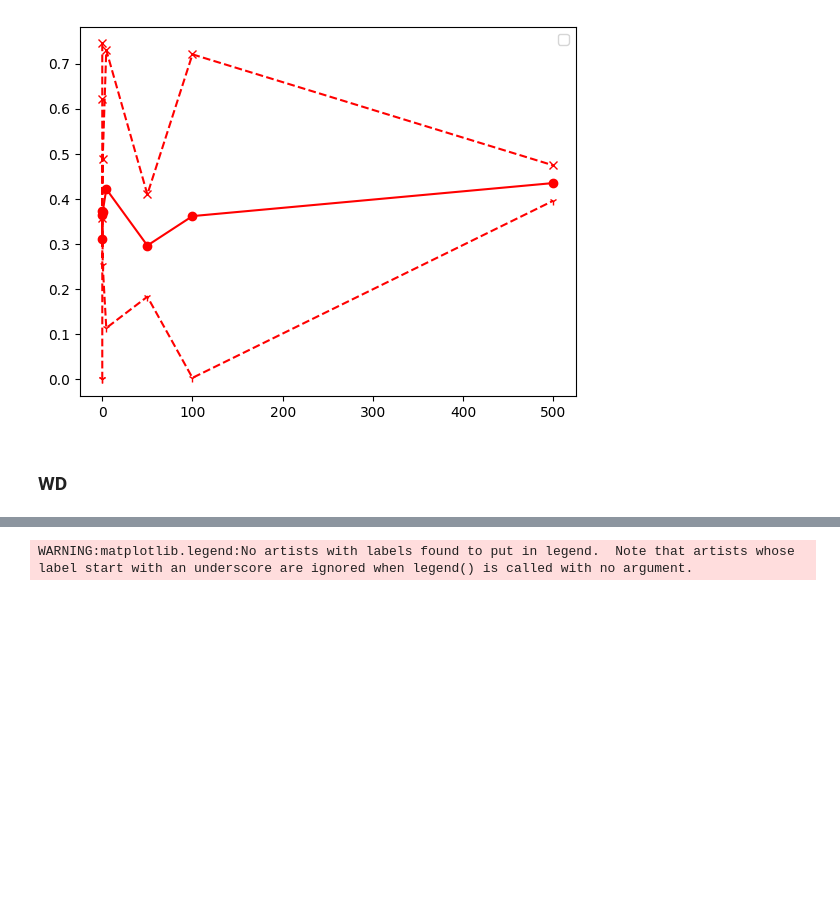
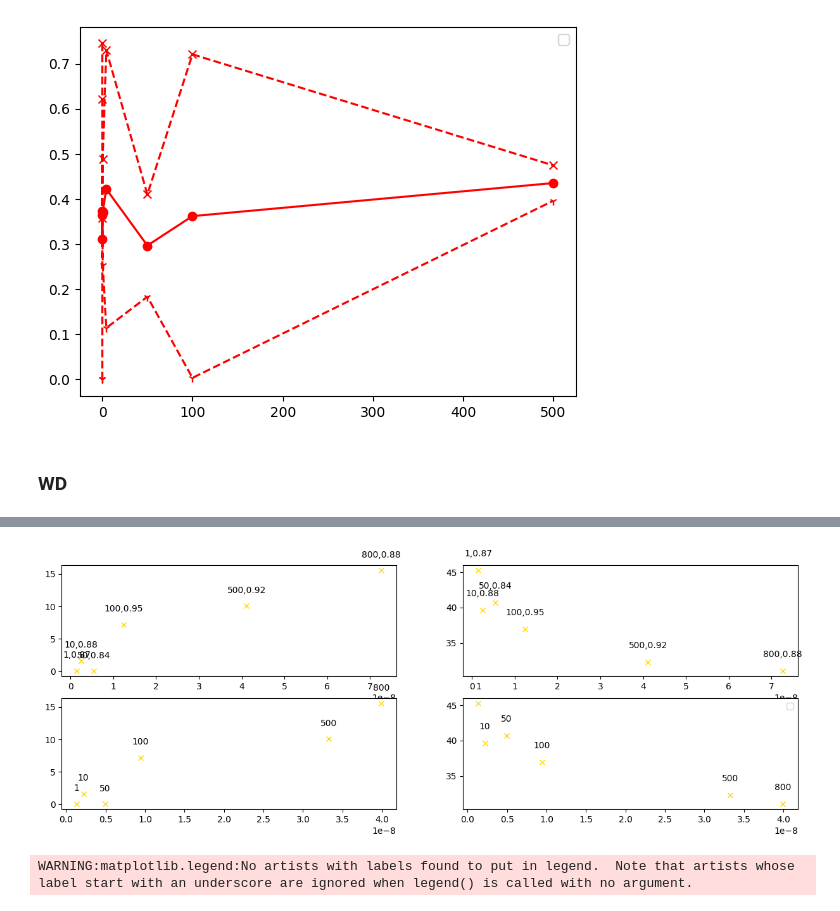
Before and after one commit to itsmemala/FABR, a Jupyter notebook: CL_Metrics.ipynb, the cells around one changed output, grey strips where cells are left out. Drawn from its saved outputs; the diff is of its cells as text; code cells hidden in the pictures; blank space fills up the shorter version.

```diff
--- a/CL_Metrics.ipynb
+++ b/CL_Metrics.ipynb
@@ -568,7 +567,8 @@ for seed in [0]:
 # %%
-path_alpharel = '/content/gdrive/MyDrive/Collas24/IntentSH_NoL1LAEWC_wlast_AdaptZero_2tasks.4/'
-
-check = [0.015, 0.000075, 0.00075]
+# path_alpharel = '/content/gdrive/MyDrive/Collas24/IntentSH_NoL1LAEWC_wlast_AdaptZero_2tasks.4/'
+# path_alpharel = '/content/gdrive/MyDrive/Collas24/IntentSH_NoL1LAEWC_wlast_AdaptZero_2tasks.ind_max/'
+# path_alpharel = '/content/gdrive/MyDrive/Collas24/IntentSH_NoL1LAMAS_wlast_AdaptZero_2tasks.ind_max.2/'
+path_alpharel = '/content/gdrive/MyDrive/Collas24/BehavSH/BehavSH_NoL1LAMAS_AdaptZero_2tasks.ind_max.1/'
 
 for seed in [0]:
     for ax_idx, rand_idx in enumerate([0,3,6]):
@@ -824,10 +830,78 @@ def get_oldtask(path):
     f1_matrix = np.array(list_of_lists)
     return f1_matrix[1,0]
 
-def get_res_fname(rand_idx,path):
+def get_res_fname(rand_idx,path,dataset):
     if 'ANCL' in path:
-        return 'hwu64_bert_adapter_ewc_ancl_'+'random'+str(rand_idx)+'_seed0_f1.txt'
+        return dataset+'_bert_adapter_ewc_ancl_'+'random'+str(rand_idx)+'_seed0_f1.txt'
     elif 'LAEWC' in path:
-        return 'hwu64_bert_adapter_ewc_freeze_'+'random'+str(rand_idx)+'_seed0_f1.txt'
+        return dataset+'_bert_adapter_ewc_freeze_'+'random'+str(rand_idx)+'_seed0_f1.txt'
     else:
-        return 'hwu64_bert_adapter_ewc_'+'random'+str(rand_idx)+'_seed0_f1.txt'
+        return dataset+'_bert_adapter_ewc_'+'random'+str(rand_idx)+'_seed0_f1.txt'
+# %%
+dataset='annomi'
+# path_alpharel = '/content/gdrive/MyDrive/Collas24/IntentSH_NoL1LAMAS_wlast_AdaptZero_2tasks.ind_max.'
+path_alpharel = '/content/gdrive/MyDrive/Collas24/BehavSH/BehavSH_NoL1LAMAS_AdaptZero_2tasks.ind_max.'
+path_sets1 = [
+    # # ['/content/gdrive/MyDrive/Collas24/IntentSH_MASMax_wlast.ind_max.1/'
+    # ['/content/gdrive/MyDrive/Collas24/IntentSH_MASMax_wlast_2tasks.ind_max.2/'
+    # ,'/content/gdrive/MyDrive/Collas24/IntentSH_MASMax_wlast_2tasks.ind_max.3/'
+    # ,'/content/gdrive/MyDrive/Collas24/IntentSH_MASMax_wlast_2tasks.ind_max.4/'
+    # ,'/content/gdrive/MyDrive/Collas24/IntentSH_MASMax_wlast_2tasks.ind_max.5/'
+    # ,'/content/gdrive/MyDrive/Collas24/IntentSH_MASMax_wlast_2tasks.ind_max.6/'
+    # ,'/content/gdrive/MyDrive/Collas24/IntentSH_MASMax_wlast_2tasks.ind_max.7/'
+    # ,'/content/gdrive/MyDrive/Collas24/IntentSH_MASMax_wlast_2tasks.ind_max.8/'
+    # ,'/content/gdrive/MyDrive/Collas24/IntentSH_MASMax_wlast_2tasks.ind_max.9/'
+    # ]
+        ['/content/gdrive/MyDrive/Collas24/BehavSH/BehavSH_MAS_2tasks.ind_max.7/'
+    ,'/content/gdrive/MyDrive/Collas24/BehavSH/BehavSH_MAS_2tasks.ind_max.8/'
+    ,'/content/gdrive/MyDrive/Collas24/BehavSH/BehavSH_MAS_2tasks.ind_max.9/'
+    ,'/content/gdrive/MyDrive/Collas24/BehavSH/BehavSH_MAS_2tasks.ind_max.1/'
+    ,'/content/gdrive/MyDrive/Collas24/BehavSH/BehavSH_MAS_2tasks.ind_max.4/'
+    ,'/content/gdrive/MyDrive/Collas24/BehavSH/BehavSH_MAS_2tasks.ind_max.6/'
+    ]
+]
+# m_labels = [100,200,400,500,600,800,1000,1500]
+m_labels = [1,10,50,100,500,800]
+
+fig, axes = plt.subplots(nrows=2, ncols=2, figsize=(15, 5))
+for ax_idx,paths in enumerate(path_sets1):
+    # for rand_idx,color in zip([0,3,6],['gold','dodgerblue','red']):
+    for rand_idx,color in zip([0],['gold']):
+        for path,m_label in zip(paths,m_labels):
+            expt = 'random'+str(rand_idx)+'_seed0_task1'
+
+            ypath = path + get_res_fname(rand_idx,path,dataset)
+            forg = get_forgetting(ypath)*100
+            newtask = get_newtask(ypath)*100
+
+            fname = re.findall(r'\d+', path[-3:])[0]
+            with open(path_alpharel+fname+'/random'+str(rand_idx)+'_seed0'+'model_1_relative_fisher.pkl', 'rb') as handle:
+                alpha_rel = CPU_Unpickler(handle).load()
+            with open(path+expt+'_wd_old_magn.pkl', 'rb') as handle:
+                wd_old_magn = CPU_Unpickler(handle).load()
+            cnt_tot = 0
+            wd_high, cnt_wd_high = 0, 0
+            wd_low = 0
+            for k,v_ar in alpha_rel.items():
+              if 'output.adapter' in k or 'output.LayerNorm' in k or 'last' in k:
+                  assert v_ar.shape==wd_old_magn[k].shape
+                  v_ar, wd = v_ar.flatten().numpy(), wd_old_magn[k].flatten().numpy()
+                  cnt_tot += len(v_ar)
+                  wd_high += np.sum(wd[np.where(v_ar>0.5)], axis=0)
+                  cnt_wd_high += len(wd[np.where(v_ar>0.5)])
+                  wd_low += np.sum(wd[np.where(v_ar<=0.5)], axis=0)
+            perc_wd_high = cnt_wd_high/cnt_tot
+            wd_high = wd_high/cnt_wd_high
+            wd_low = wd_low/(cnt_tot-cnt_wd_high)
+            axes[0,0].plot(wd_high, forg, marker='x', color=color)
+            axes[0,0].text(wd_high, forg+2, str(m_label)+','+str("{:1.2f}".format(perc_wd_high)), ha="center")
+            axes[0,1].plot(wd_high, newtask, marker='x', color=color)
+            axes[0,1].text(wd_high, newtask+2, str(m_label)+','+str("{:1.2f}".format(perc_wd_high)), ha="center")
+            axes[1,0].plot(wd_low, forg, marker='x', color=color)
+            axes[1,0].text(wd_low, forg+2, "%d" %m_label, ha="center")
+            axes[1,1].plot(wd_low, newtask, marker='x', color=color)
+            axes[1,1].text(wd_low, newtask+2, "%d" %m_label, ha="center")
+
+plt.legend()
+plt.show()
+# %% [output]
@@ -834,3 +909,4 @@ def get_res_fname(rand_idx,path):
+[figure, added]
 # %%
 path_sets = [[
     '/content/gdrive/MyDrive/Collas24/IntentSH_NoL1LAEWC_wlast_AdaptZero_2tasks.4/'
```
Also changed, not shown: parts of 6 cells of this notebook.
